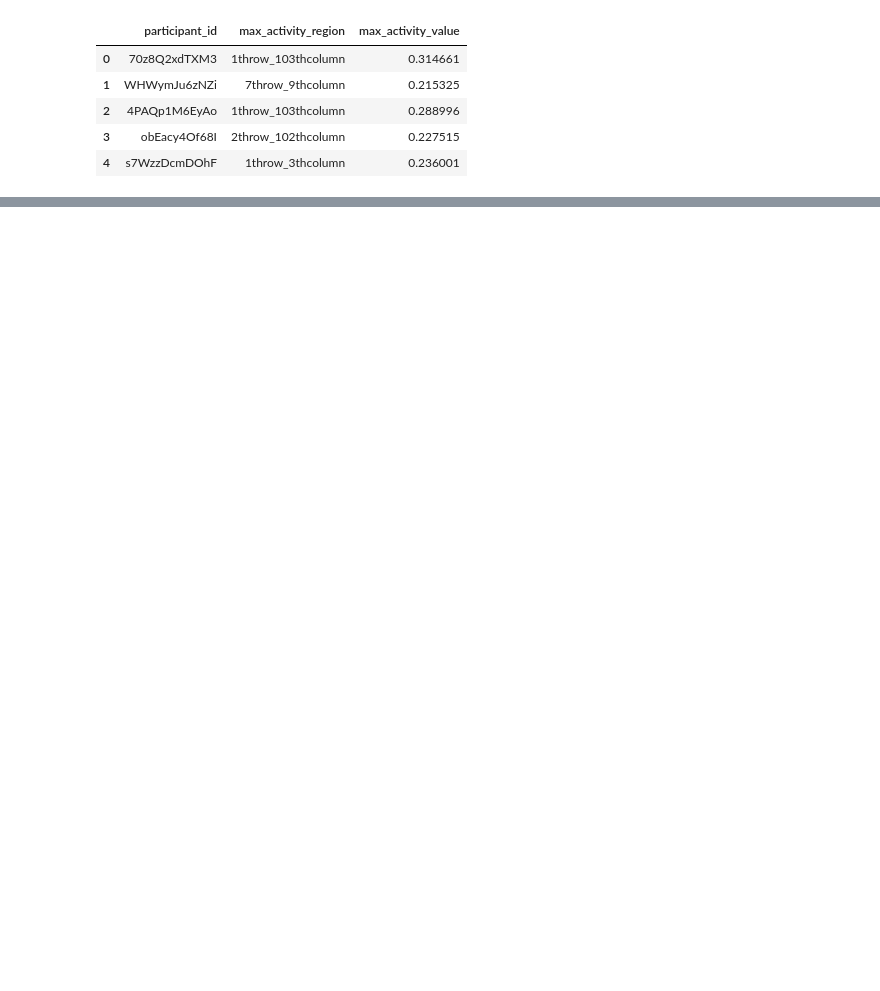
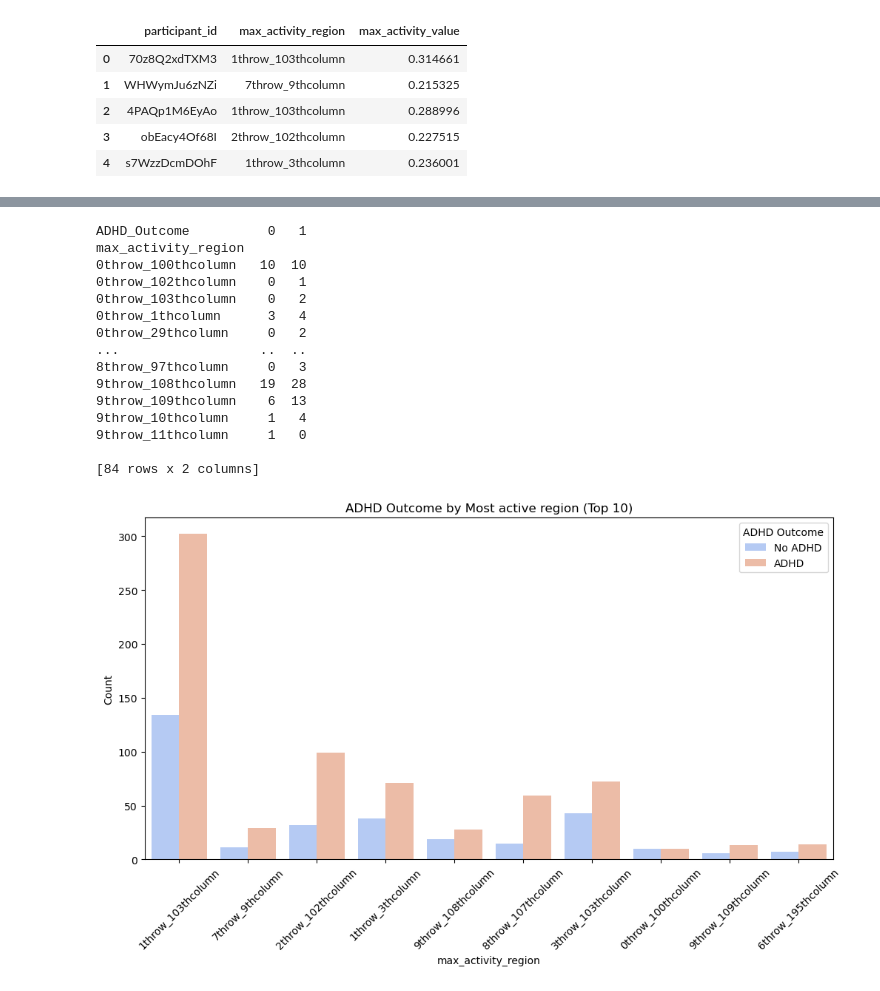
Before and after one commit to fatimahyusof/WiDS, a Jupyter notebook: Wids.ipynb, the cells around one changed output, grey strips where cells are left out. Cells and saved outputs as stored; diff of their text form; code cells hidden in the pictures; blank space fills up the shorter version.

```diff
--- a/Wids.ipynb
+++ b/Wids.ipynb
@@ -161,0 +292,44 @@ print(test_FCM_max_sorted)
+# %%
+#identify most active region in ADHD patient
+#merge FCM max and solutions
+train_sol_FCM_max = pd.merge(train_FCM_max, train_Solutions, on = 'participant_id')
+
+# create contingency table FCM max and adhd outcome
+ct_ADHD_max_activity_regions = pd.crosstab(train_sol_FCM_max['max_activity_region'], train_sol_FCM_max['ADHD_Outcome'])
+print(ct_ADHD_max_activity_regions)
+
+# bar chart (top 10)
+
+# Count occurrences
+category_counts = train_sol_FCM_max['max_activity_region'].value_counts()
+
+# Select top 10 categories
+top_categories = category_counts.index[:10]
+dfadhd_filtered = train_sol_FCM_max[train_sol_FCM_max['max_activity_region'].isin(top_categories)]
+
+# Plot
+plt.figure(figsize=(12, 6))
+sns.countplot(x='max_activity_region', hue='ADHD_Outcome', data=dfadhd_filtered, palette="coolwarm")
+plt.xticks(rotation=45)
+plt.title("ADHD Outcome by Most active region (Top 10)")
+plt.xlabel("max_activity_region")
+plt.ylabel("Count")
+plt.legend(title="ADHD Outcome", labels=["No ADHD", "ADHD"])
+plt.show()
+# %% [output]
+ADHD_Outcome          0   1
+max_activity_region
+0throw_100thcolumn   10  10
+0throw_102thcolumn    0   1
+0throw_103thcolumn    0   2
+0throw_1thcolumn      3   4
+0throw_29thcolumn     0   2
+...                  ..  ..
+8throw_97thcolumn     0   3
+9throw_108thcolumn   19  28
+9throw_109thcolumn    6  13
+9throw_10thcolumn     1   4
+9throw_11thcolumn     1   0
+
+[84 rows x 2 columns]
+[figure, added]
```
Also changed, not shown: parts of 16 cells of this notebook.
